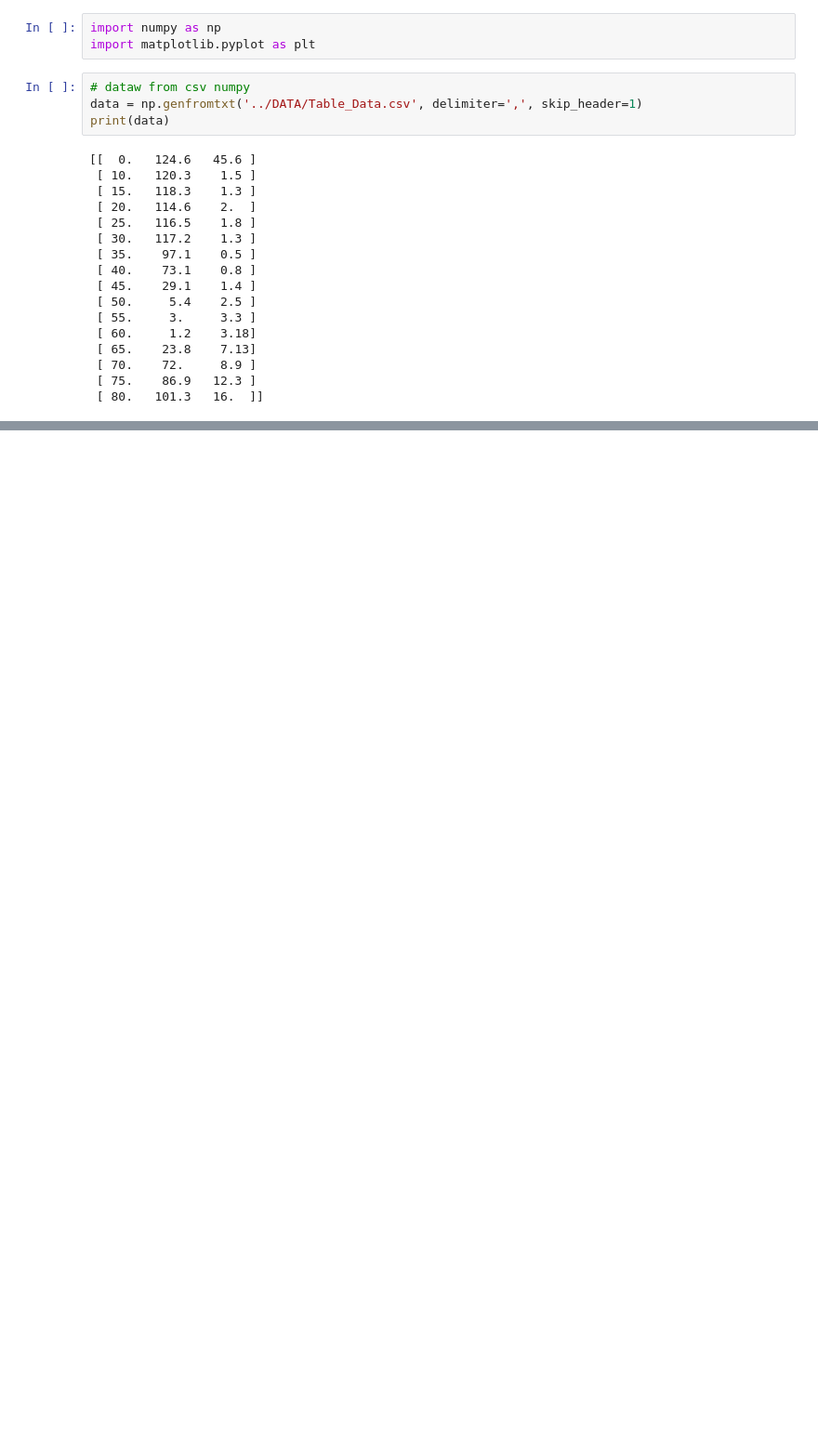
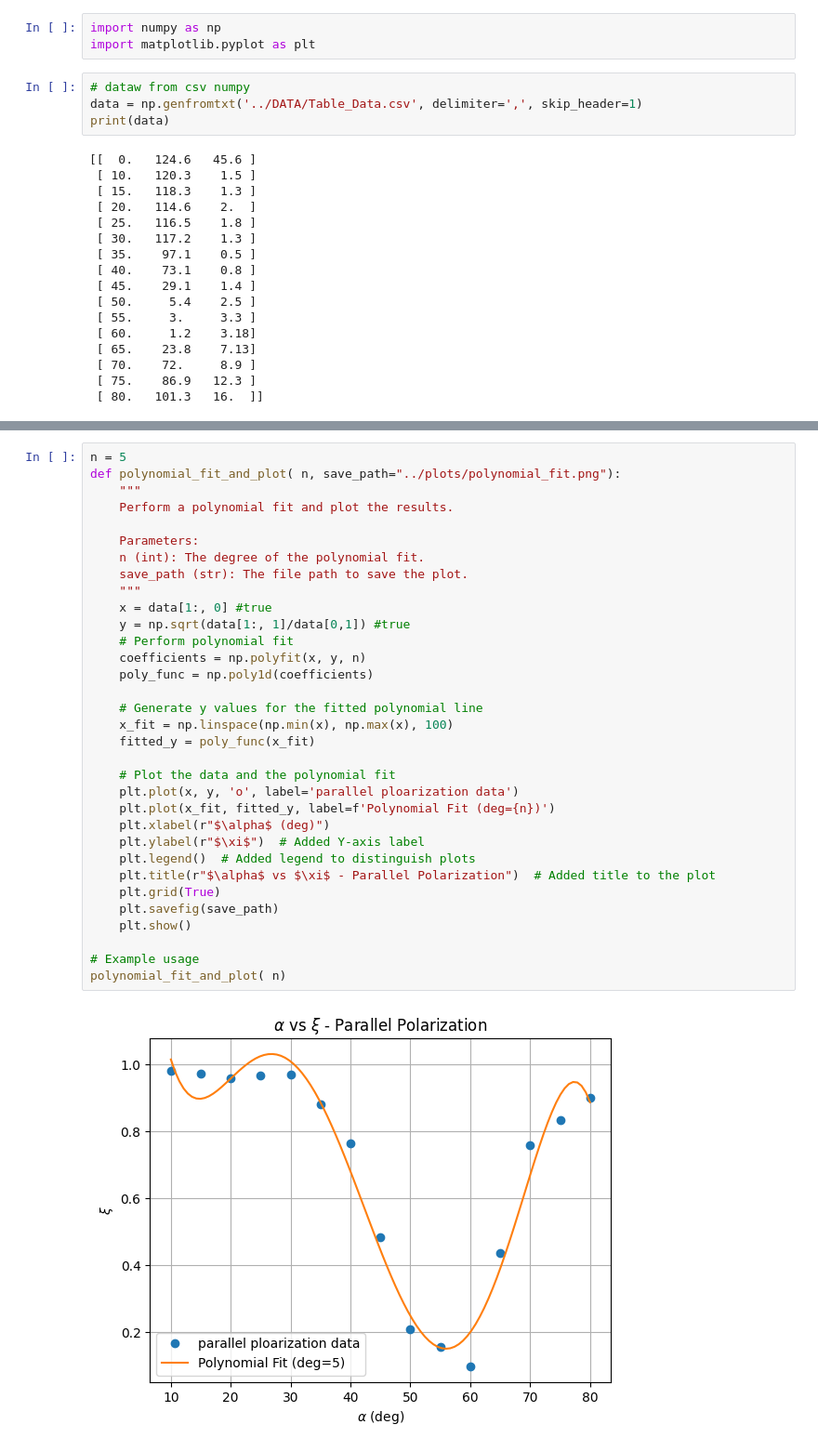
Before and after one commit to ibeuler/LAB-Reports, a Jupyter notebook: OPTIC/2nd-Experiment/Analysis/calculations.ipynb, the cells around one changed output, grey strips where cells are left out. Shown at 93% size. Saved outputs shown, nothing was run; the diff lists cells and outputs as text; blank space fills up the shorter version.

```diff
--- a/OPTIC/2nd-Experiment/Analysis/calculations.ipynb
+++ b/OPTIC/2nd-Experiment/Analysis/calculations.ipynb
@@ -47,0 +35,35 @@ plt.show()
+# %%
+n = 5
+def polynomial_fit_and_plot( n, save_path="../plots/polynomial_fit.png"):
+    """
+    Perform a polynomial fit and plot the results.
+
+    Parameters:
+    n (int): The degree of the polynomial fit.
+    save_path (str): The file path to save the plot.
+    """
+    x = data[1:, 0] #true
+    y = np.sqrt(data[1:, 1]/data[0,1]) #true
+    # Perform polynomial fit
+    coefficients = np.polyfit(x, y, n)
+    poly_func = np.poly1d(coefficients)
+
+    # Generate y values for the fitted polynomial line
+    x_fit = np.linspace(np.min(x), np.max(x), 100)
+    fitted_y = poly_func(x_fit)
+
+    # Plot the data and the polynomial fit
+    plt.plot(x, y, 'o', label='parallel ploarization data')
+    plt.plot(x_fit, fitted_y, label=f'Polynomial Fit (deg={n})')
+    plt.xlabel(r"$\alpha$ (deg)")
+    plt.ylabel(r"$\xi$")  # Added Y-axis label
+    plt.legend()  # Added legend to distinguish plots
+    plt.title(r"$\alpha$ vs $\xi$ - Parallel Polarization")  # Added title to the plot
+    plt.grid(True)
+    plt.savefig(save_path)
+    plt.show()
+
+# Example usage
+polynomial_fit_and_plot( n)
+# %% [output]
+[figure, added]
```
Also changed, not shown: parts of 4 cells of this notebook, 5 other files.
